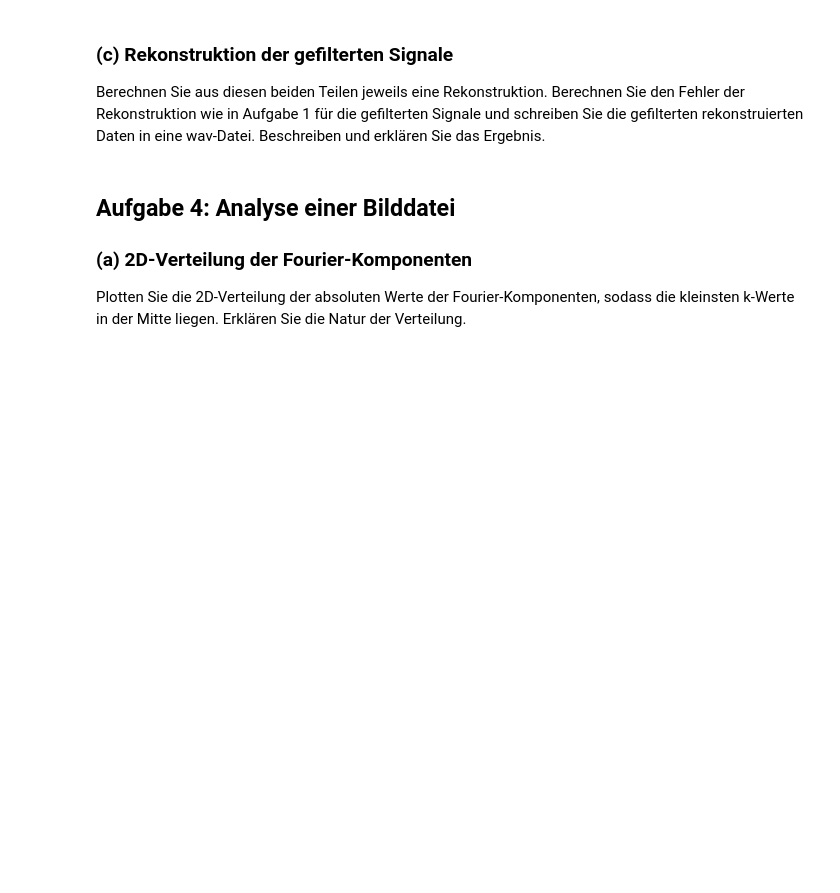
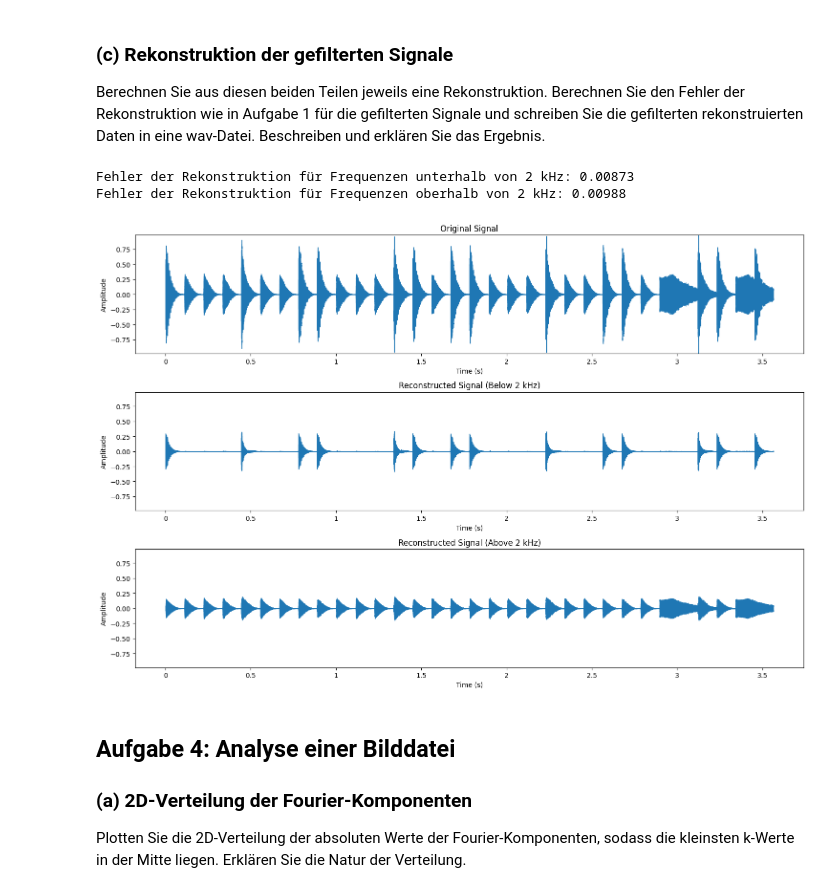
Before and after one commit to infamousperi/FourierTransformation, a Jupyter notebook: MC2.ipynb, the cells around one changed output. Cells and saved outputs as stored; diff of their text form; code cells hidden in the pictures; blank space fills up the shorter version.

```diff
--- a/MC2.ipynb
+++ b/MC2.ipynb
@@ -243,6 +355,67 @@ Trennen Sie das Sound-Signal in einen Teil oberhalb und unterhalb von 2 kHz in F
 # %% [markdown]
 ### (c) Rekonstruktion der gefilterten Signale
 Berechnen Sie aus diesen beiden Teilen jeweils eine Rekonstruktion. Berechnen Sie den Fehler der Rekonstruktion wie in Aufgabe 1 für die gefilterten Signale und schreiben Sie die gefilterten rekonstruierten Daten in eine wav-Datei. Beschreiben und erklären Sie das Ergebnis.
+# %%
+# Frequenzen unterhalb von 2 kHz rekonstrukieren
+Y_below_threshold = np.zeros_like(Y)
+Y_below_threshold[indices_below_threshold] = Y[indices_below_threshold]
+y_below_reconstructed = np.real(ifft(Y_below_threshold))
+
+# Speichern der rekonstruierten Daten in eine WAV-Datei
+sf.write("reconstructed_below_2kHz.wav", y_below_reconstructed, sr)
+
+# Frequenzen oberhalb von 2 kHz rekonstrukieren
+Y_above_threshold = np.zeros_like(Y)
+Y_above_threshold[indices_above_threshold] = Y[indices_above_threshold]
+y_above_reconstructed = np.real(ifft(Y_above_threshold))
+
+# Speichern der rekonstruierten Daten in eine WAV-Datei
+sf.write("reconstructed_above_2kHz.wav", y_above_reconstructed, sr)
+
+# Berechnung des Fehlers für die Rekonstruktion unterhalb von 2 kHz
+mse_below = np.mean((y - y_below_reconstructed) ** 2)
+print(f"Fehler der Rekonstruktion für Frequenzen unterhalb von 2 kHz: {mse_below:.5f}")
+
+# Berechnung des Fehlers für die Rekonstruktion oberhalb von 2 kHz
+mse_above = np.mean((y - y_above_reconstructed) ** 2)
+print(f"Fehler der Rekonstruktion für Frequenzen oberhalb von 2 kHz: {mse_above:.5f}")
+
+# Determine common amplitude scale
+max_amplitude = max(np.max(np.abs(y)), np.max(np.abs(y_below_reconstructed)), np.max(np.abs(y_above_reconstructed)))
+
+# Plot the original and reconstructed signals with consistent amplitude scaling
+plt.figure(figsize=(15, 10))
+
+# Original signal plot
+plt.subplot(3, 1, 1)
+librosa.display.waveshow(y, sr=sr)
+plt.ylim(-max_amplitude, max_amplitude)
+plt.title('Original Signal')
+plt.xlabel('Time (s)')
+plt.ylabel('Amplitude')
+
+# Reconstructed signal below 2 kHz
+plt.subplot(3, 1, 2)
+librosa.display.waveshow(y_below_reconstructed, sr=sr)
+plt.ylim(-max_amplitude, max_amplitude)
+plt.title('Reconstructed Signal (Below 2 kHz)')
+plt.xlabel('Time (s)')
+plt.ylabel('Amplitude')
+
+# Reconstructed signal above 2 kHz
+plt.subplot(3, 1, 3)
+librosa.display.waveshow(y_above_reconstructed, sr=sr)
+plt.ylim(-max_amplitude, max_amplitude)
+plt.title('Reconstructed Signal (Above 2 kHz)')
+plt.xlabel('Time (s)')
+plt.ylabel('Amplitude')
+
+plt.tight_layout()
+plt.show()
+# %% [output]
+Fehler der Rekonstruktion für Frequenzen unterhalb von 2 kHz: 0.00873
+Fehler der Rekonstruktion für Frequenzen oberhalb von 2 kHz: 0.00988
+[figure, added]
 # %% [markdown]
 ## Aufgabe 4: Analyse einer Bilddatei
 
```
Also changed, not shown: parts of 12 cells of this notebook, 2 other files.
